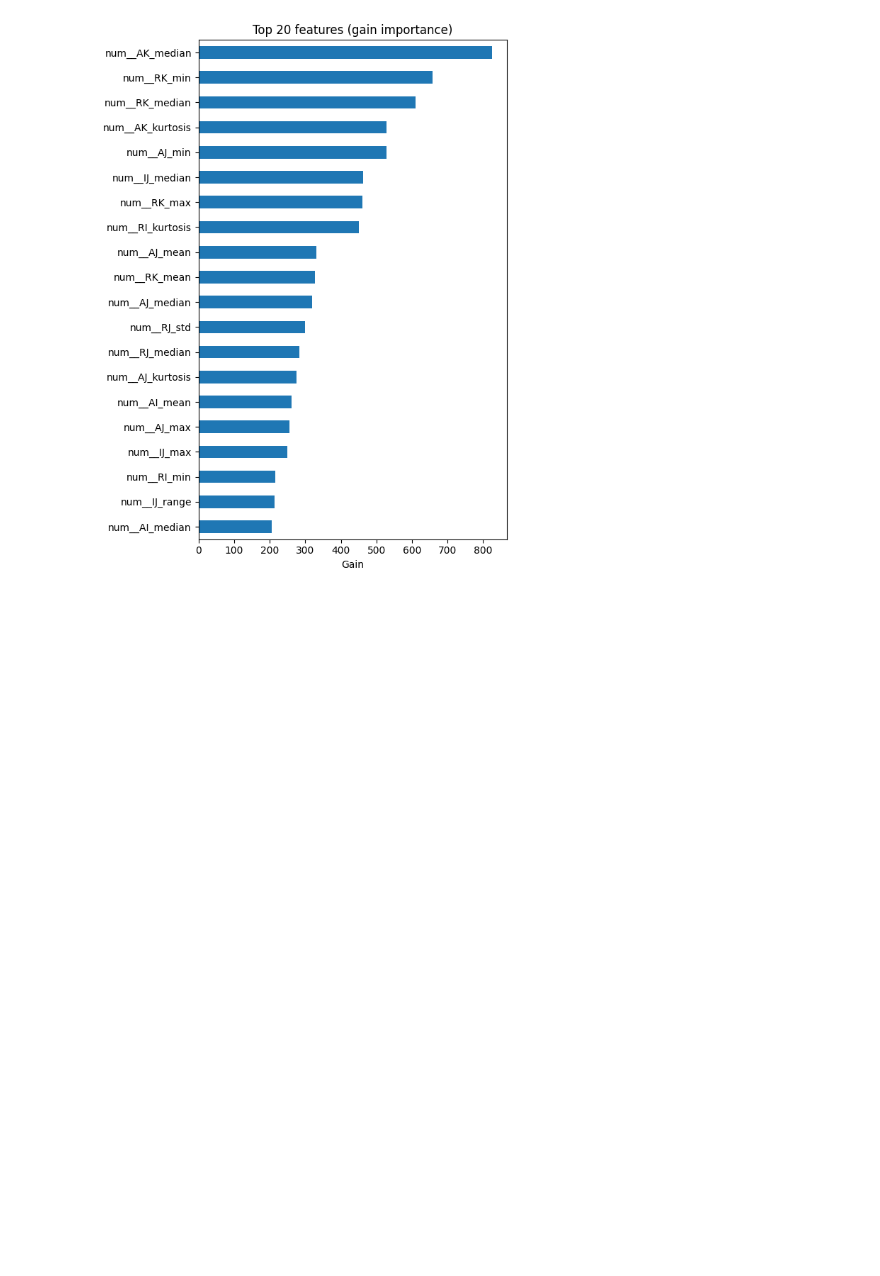
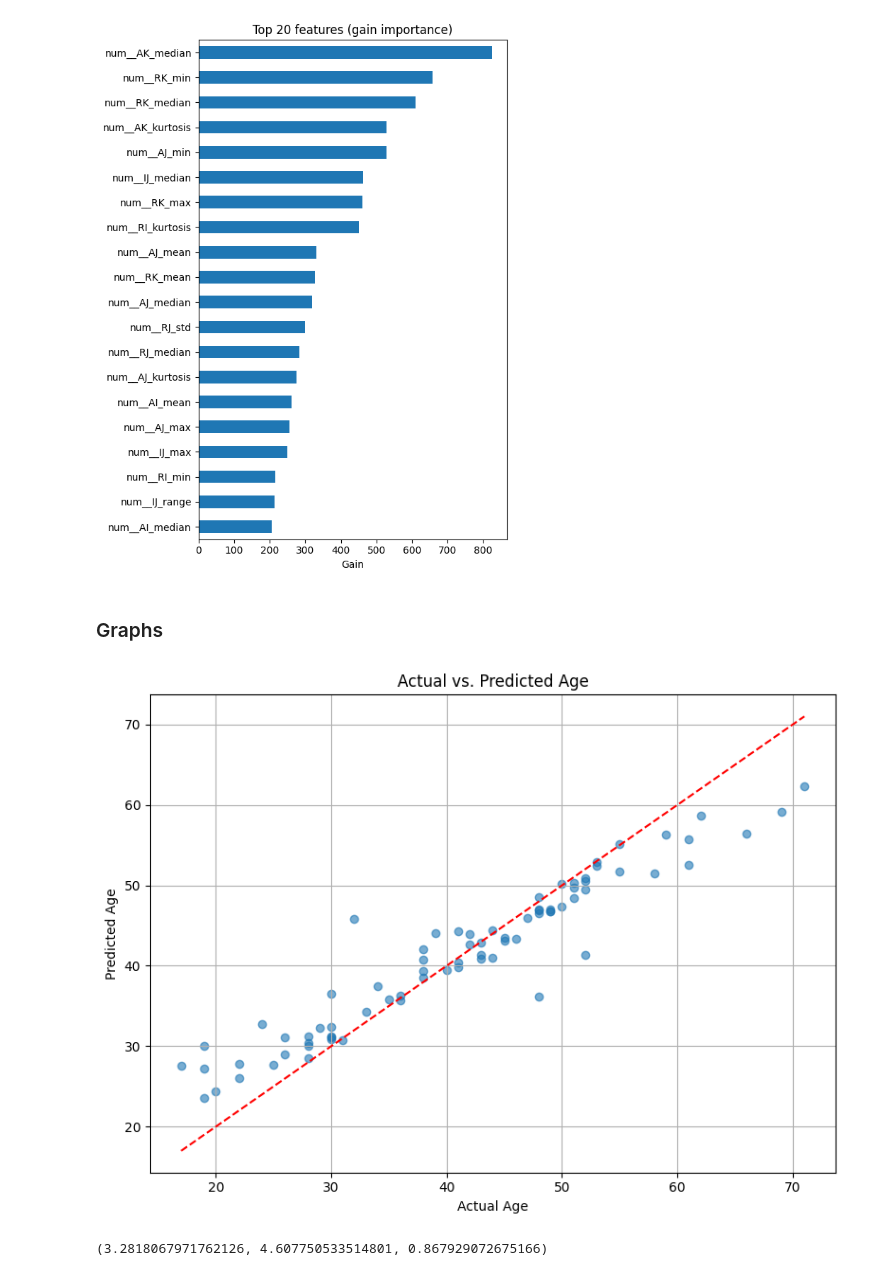
Before and after one commit to Farii01/Cardiovascular-age, a Jupyter notebook: BCG/BCG_beatwise_data.ipynb, the cells around one changed output. Saved outputs shown, nothing was run; the diff lists cells and outputs as text; code cells hidden in the pictures; blank space fills up the shorter version.

Commit message:
Created actual vs predicted graphs

```diff
--- a/BCG/BCG_beatwise_data.ipynb
+++ b/BCG/BCG_beatwise_data.ipynb
@@ -286,3 +270,50 @@ num__RI_min        216.805
 num__IJ_range      213.606
 num__AI_median     204.921
 [figure]
+# %% [markdown]
+### Graphs
+# %%
+import joblib
+import matplotlib.pyplot as plt
+import pandas as pd
+import numpy as np
+from sklearn.metrics import mean_absolute_error, mean_squared_error, r2_score
+
+# Load the trained model pipeline
+pipeline = joblib.load("final_bcg_age_model_es.pkl")
+
+# Extract preprocessing and model components
+preprocess = pipeline.named_steps["columntransformer"]
+model = pipeline.named_steps["xgbregressor"]
+
+# Assume X and y are available from the session (as per user context)
+# Reprocess full X data to get predictions
+X_proc = preprocess.transform(X)
+y_pred = model.predict(X_proc)
+
+# Create a dataframe for plotting
+results_df = pd.DataFrame({
+    "Actual Age": y,
+    "Predicted Age": y_pred
+})
+
+# Plot actual vs. predicted age
+plt.figure(figsize=(8, 6))
+plt.scatter(results_df["Actual Age"], results_df["Predicted Age"], alpha=0.6)
+plt.plot([y.min(), y.max()], [y.min(), y.max()], color='red', linestyle='--')
+plt.xlabel("Actual Age")
+plt.ylabel("Predicted Age")
+plt.title("Actual vs. Predicted Age")
+plt.grid(True)
+plt.tight_layout()
+plt.show()
+
+# Additional performance metrics for reporting
+mae = mean_absolute_error(y, y_pred)
+rmse = mean_squared_error(y, y_pred, squared=False)
+r2 = r2_score(y, y_pred)
+
+(mae, rmse, r2)
+# %% [output]
+[figure, added]
+(3.2818067971762126, 4.607750533514801, 0.867929072675166)
```
Also changed, not shown: parts of 5 cells of this notebook, 1 other file.
